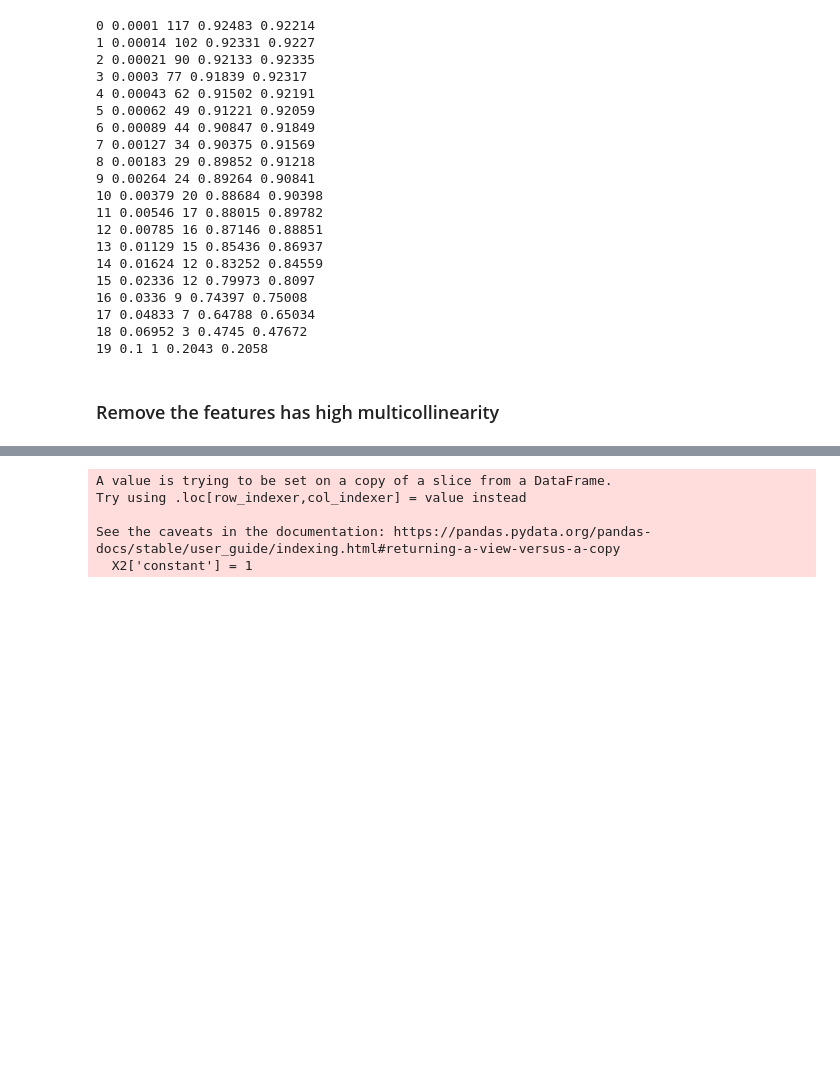
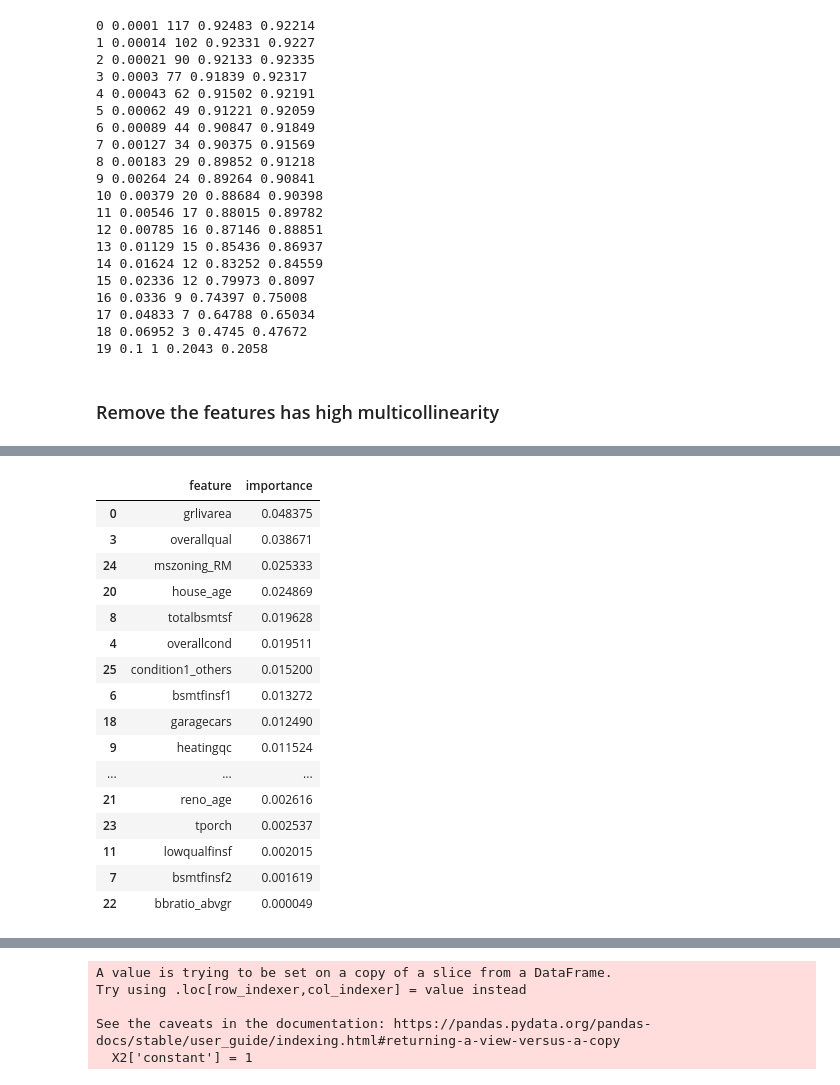
Before and after one commit to valgarland/MLProject_PP, a Jupyter notebook: EDA and Data Cleaning.ipynb, the cells around one changed output, grey strips where cells are left out. Saved outputs shown, nothing was run; the diff lists cells and outputs as text; code cells hidden in the pictures; blank space fills up the shorter version.

```diff
--- a/EDA and Data Cleaning.ipynb
+++ b/EDA and Data Cleaning.ipynb
@@ -714,0 +719,22 @@ for i in range(20):
+# %%
+coef_alpha12 = pd.DataFrame({'feature':X2.columns, 'coef':coefs_dict[alphaRange[12]]})
+coef_alpha12['importance'] = abs(coef_alpha12['coef'])
+coef_alpha12[['feature','importance']].loc[coef_alpha12.coef != 0].sort_values(by='importance',ascending=False)
+# %% [output]
+|  | feature | importance |
+| 0 | grlivarea | 0.048375 |
+| 3 | overallqual | 0.038671 |
+| 24 | mszoning_RM | 0.025333 |
+| 20 | house_age | 0.024869 |
+| 8 | totalbsmtsf | 0.019628 |
+| 4 | overallcond | 0.019511 |
+| 25 | condition1_others | 0.015200 |
+| 6 | bsmtfinsf1 | 0.013272 |
+| 18 | garagecars | 0.012490 |
+| 9 | heatingqc | 0.011524 |
+| ... | ... | ... |
+| 21 | reno_age | 0.002616 |
+| 23 | tporch | 0.002537 |
+| 11 | lowqualfinsf | 0.002015 |
+| 7 | bsmtfinsf2 | 0.001619 |
+| 22 | bbratio_abvgr | 0.000049 |
```
Also changed, not shown: parts of 28 cells of this notebook.
